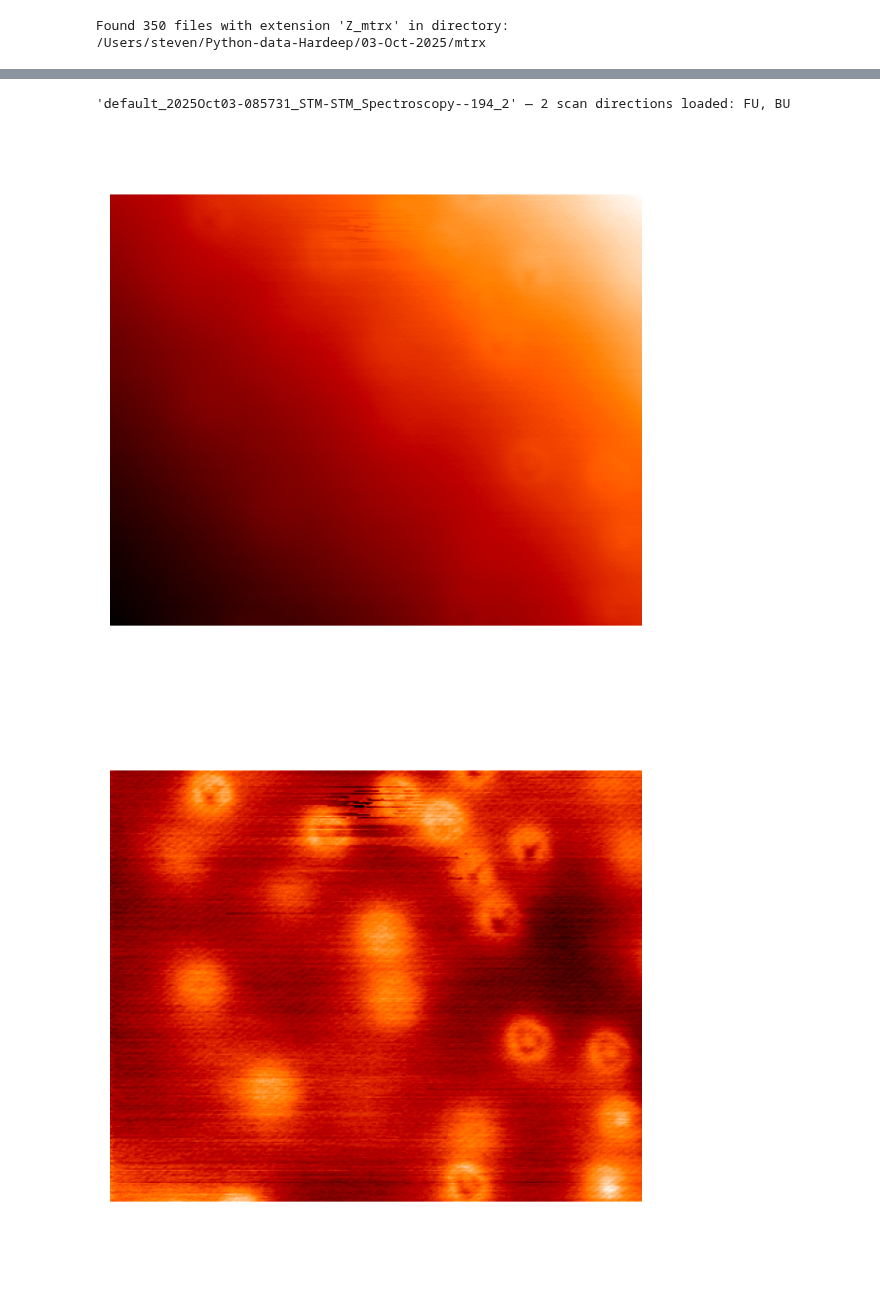
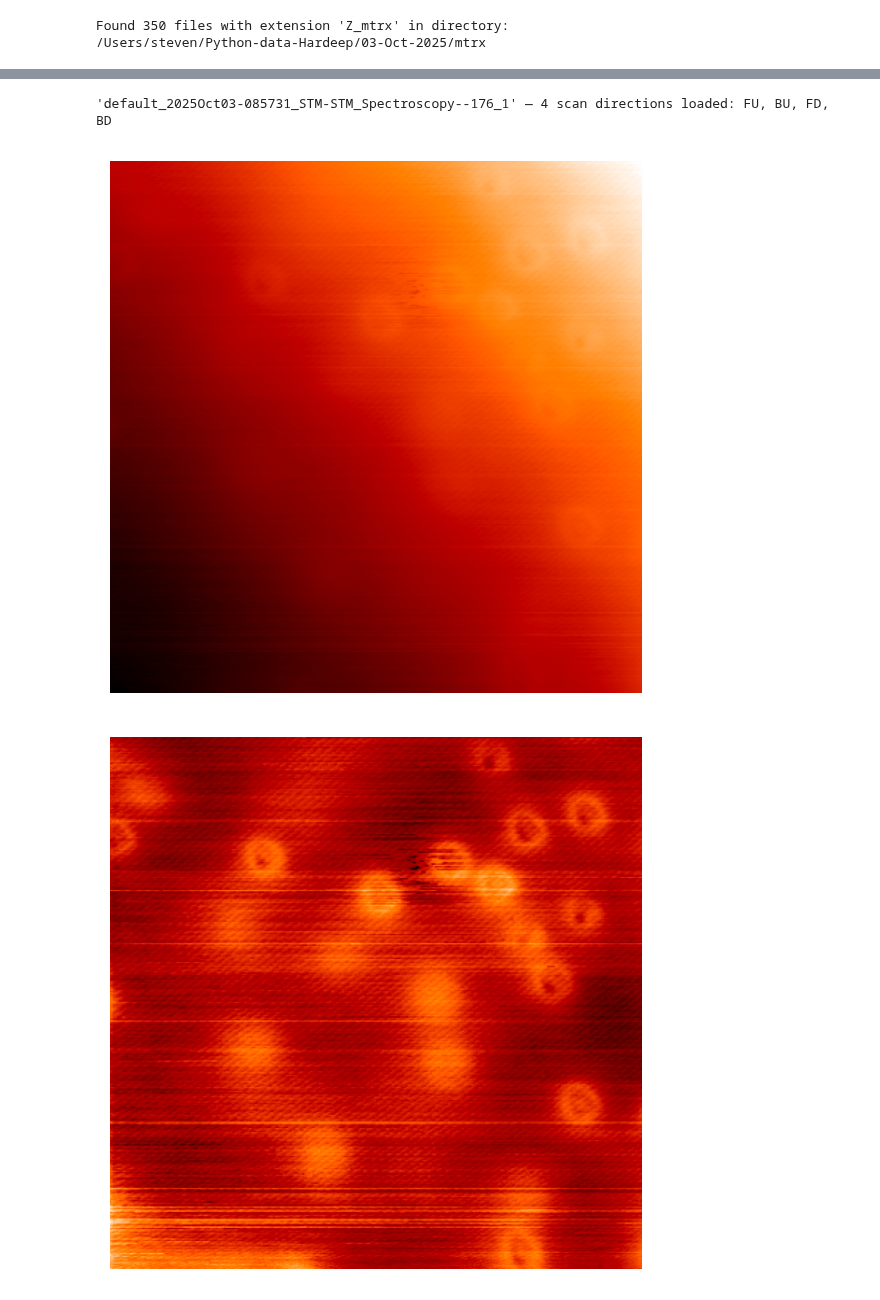
Before and after one commit to srschofield/SRSML24, a Jupyter notebook: notebooks/steven/radial_averaging.ipynb, the cells around one changed output, grey strips where cells are left out. Cells and saved outputs as stored; diff of their text form; code cells hidden in the pictures.

```diff
--- a/notebooks/steven/radial_averaging.ipynb
+++ b/notebooks/steven/radial_averaging.ipynb
@@ -48,7 +50,6 @@ Current time 2026-04-27 20:53:55
 # %%
 # The working direcroryt should contain a subfolder 'mtrx' that contains the matrix image data. They can be in subfolders
-working_directory = '/Users/steven/academic-iCloud/Python/modules/SRSML24/data/sample_data'      # CHANGE THIS TO YOUR OWN PATH WHERE YOU KEEP YOUR MTRX DATA
-working_directory = '/Users/steven/Python-data-Hardeep/03-Oct-2025'
+working_directory = '/Users/steven/Python-data-Hardeep/03-Oct-2025'      # CHANGE THIS TO YOUR OWN PATH WHERE YOU KEEP YOUR MTRX DATA
 output_directory = os.path.join(working_directory, 'output')
 # %%
 job_data_path = dp.create_new_data_path(working_directory, output_directory, include_date=False)
@@ -71,6 +72,7 @@ mtrx_file_list, _ = dp.list_files_by_extension(mtrx_path,'Z_mtrx',verbose=False)
 Found 350 files with extension 'Z_mtrx' in directory:
 /Users/steven/Python-data-Hardeep/03-Oct-2025/mtrx
 # %%
+mtrx_file_list = natsorted(mtrx_file_list)
 for i, file in enumerate(mtrx_file_list):
     print(i, file)
 # %% [output]
@@ -94,4 +96,4 @@ for i, file in enumerate(mtrx_file_list):
 # %%
-mtrx_file = mtrx_file_list[204]
+mtrx_file = mtrx_file_list[292]
 print('Working with image: {}'.format(mtrx_file))
 # %% [output]
@@ -101,17 +103,17 @@ imgFU, imgBU, imgFD, imgBD, metadata = dp.load_image_for_processing(mtrx_file)
 
 dp.display_image(imgFU,cmap='gist_heat')
 # %% [output]
-'default_2025Oct03-085731_STM-STM_Spectroscopy--194_2' — 2 scan directions loaded: FU, BU
+'default_2025Oct03-085731_STM-STM_Spectroscopy--176_1' — 4 scan directions loaded: FU, BU, FD, BD
-[figure, old version]
+[figure, new version]
 # %%
-imgFU_flat = dp.flatten_image_data(imgFU, flatten_method='poly_xy')
-#imgFU_flat = dp.flatten_image_data(imgFU, flatten_method='iterate_mask')  # default
+#imgFU_flat = dp.flatten_image_data(imgFU, flatten_method='poly_xy')
+imgFU_flat = dp.flatten_image_data(imgFU, flatten_method='iterate_mask')  # default
 #imgFU_flat = dp.flatten_image_data(imgFU, flatten_method='row_mean')
 #imgFU_flat = dp.flatten_image_data(imgFU, flatten_method='row_mean_and_slope')
 
 dp.display_image(imgFU_flat,cmap='gist_heat')
 # %% [output]
-[figure, old version]
+[figure, new version]
 # %%
 %matplotlib widget
 pixel_size = da.pixel_size_from_metadata(imgFU, metadata)
```
Also changed, not shown: parts of 6 cells of this notebook, 3 other files.
